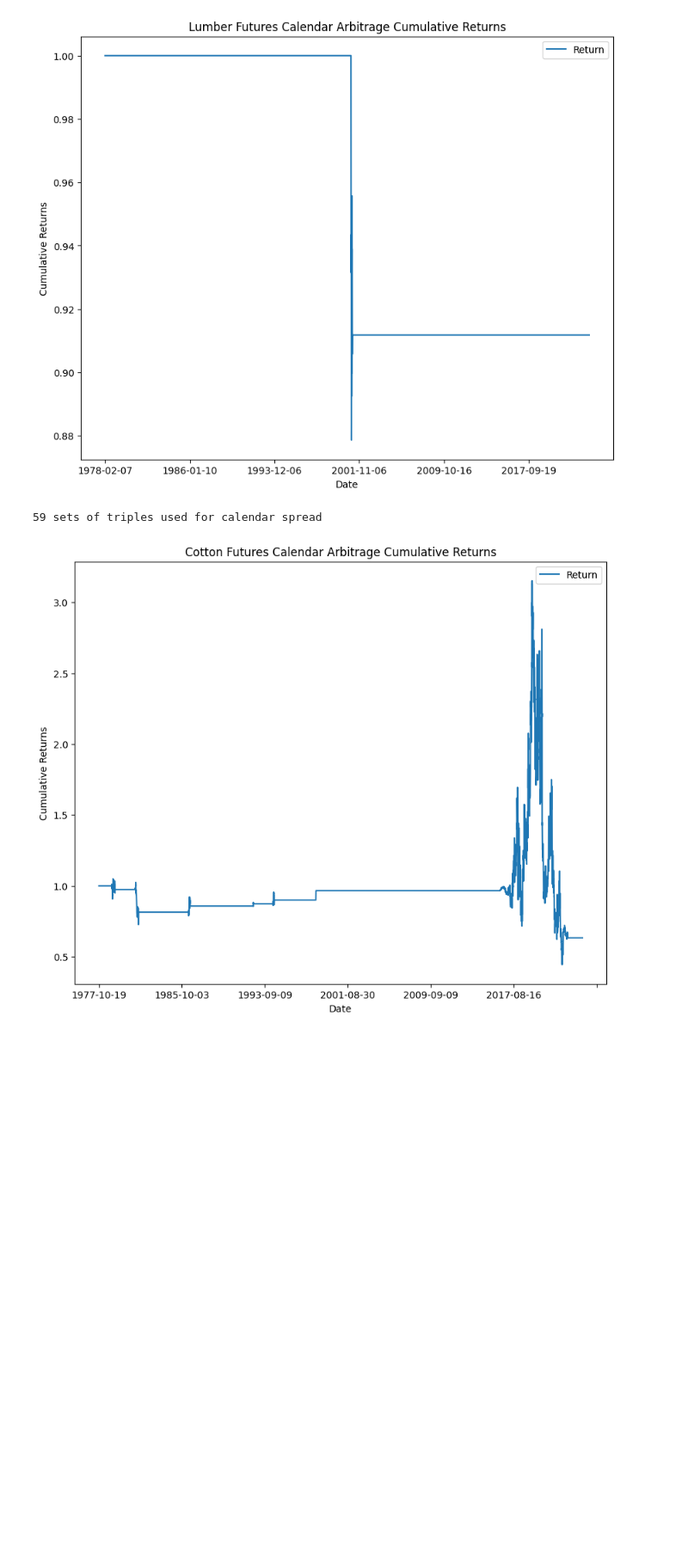
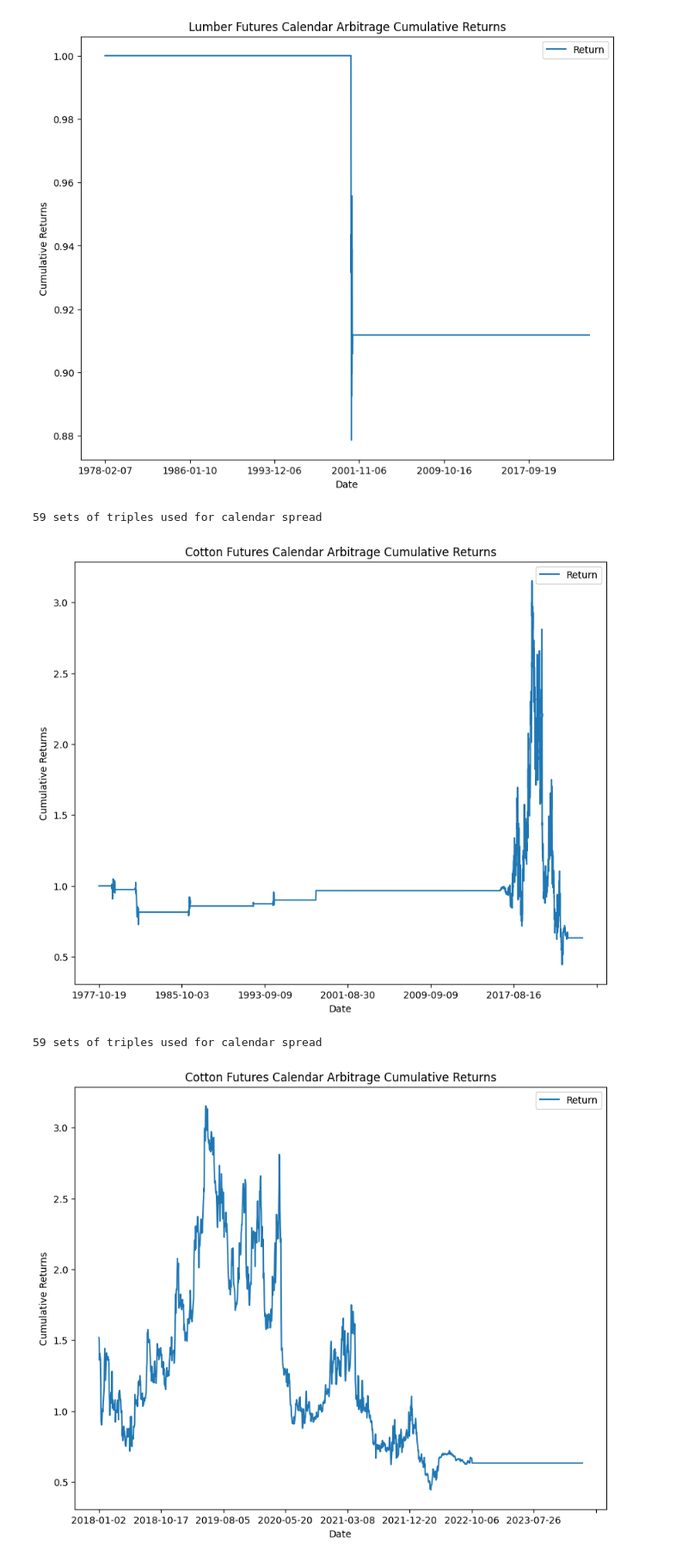
Before and after one commit to andrewcshi/MSE-244-Final-Project, a Jupyter notebook: commodities_arb/calendar_arb.ipynb, the cells around one changed output. Shown at 86% size. Drawn from its saved outputs; the diff is of its cells as text; code cells hidden in the pictures; blank space fills up the shorter version.

```diff
--- a/commodities_arb/calendar_arb.ipynb
+++ b/commodities_arb/calendar_arb.ipynb
@@ -239,6 +242,9 @@ plot_cumulative_returns(lumber, 'Lumber Futures Calendar Arbitrage Cumulative Re
 # %%
 cotton = pd.read_csv('commodities/cotton2.csv').sort_values(by=['FutCode', 'Date_']).reset_index().drop(columns=['index'])
 plot_cumulative_returns(cotton, 'Cotton Futures Calendar Arbitrage Cumulative Returns')
+plot_cumulative_returns(cotton, 'Cotton Futures Calendar Arbitrage Cumulative Returns', '2018')
 # %% [output]
 59 sets of triples used for calendar spread
 [figure]
+59 sets of triples used for calendar spread
+[figure, added]
```
Also changed, not shown: parts of 2 cells of this notebook, 1 other file.
